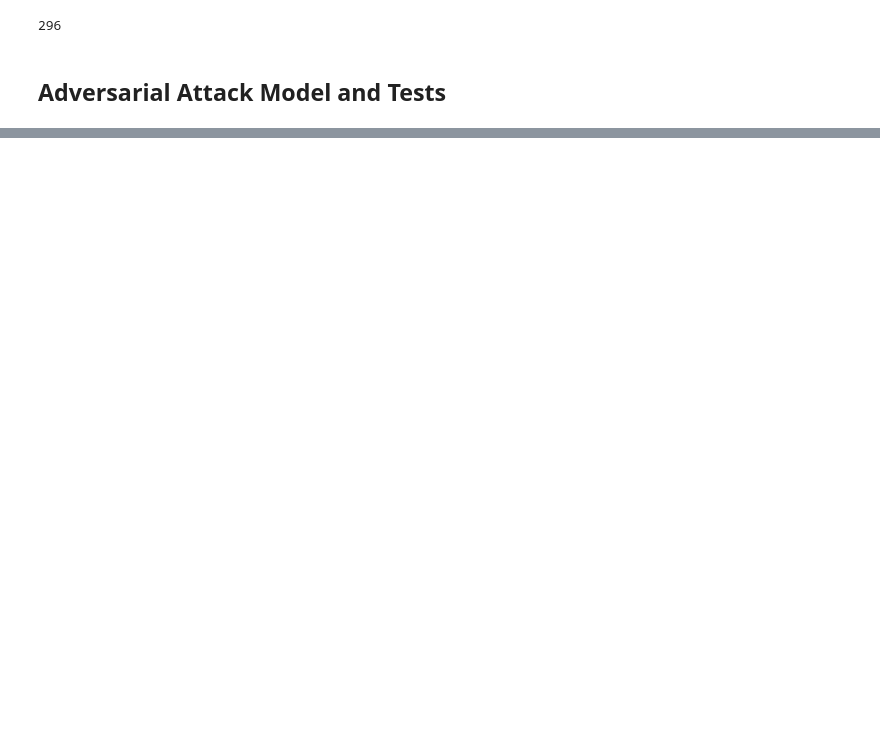
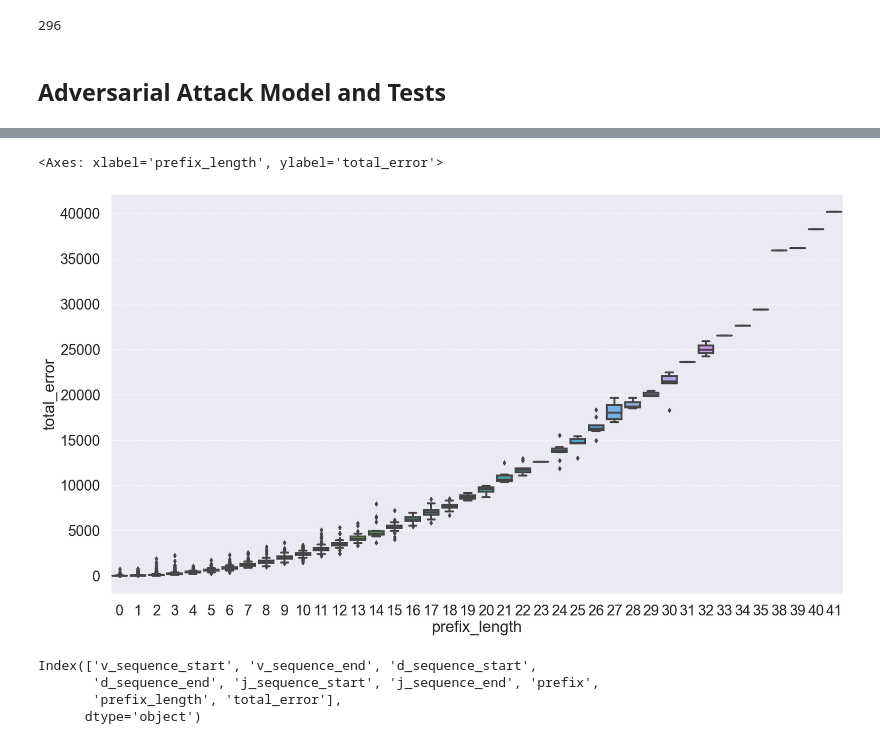
Before and after one commit to MuteJester/AlignAIR, a Jupyter notebook: stress_tests/sequence_start_end_stress.ipynb, the cells around one changed output, grey strips where cells are left out. Drawn from its saved outputs; the diff is of its cells as text; code cells hidden in the pictures; blank space fills up the shorter version.

```diff
--- a/stress_tests/sequence_start_end_stress.ipynb
+++ b/stress_tests/sequence_start_end_stress.ipynb
@@ -592,0 +887,4 @@ array([0, 0, 0, 0, 0, 0, 0, 0, 0, 0, 0, 0, 0, 0, 0, 0, 0, 0, 0, 0, 0, 0,
+# %%
+adversarial_model = AlignAIRAdversarial(pipeline,predictor)
+
+adversarial_model.train()
@@ -592,0 +893,7 @@ array([0, 0, 0, 0, 0, 0, 0, 0, 0, 0, 0, 0, 0, 0, 0, 0, 0, 0, 0, 0, 0, 0,
+# %%
+z = tf.random.normal([6000, 32])
+
+logits = adversarial_model.generator(z)
+prefix_tokens, log_probs = adversarial_model._sample_prefix(logits)
+prefix_tokens_np = prefix_tokens.numpy()  # This works in eager mode
+#full_seq = prefix_str + source_sequence.sequence
@@ -592,0 +945,4 @@ array([0, 0, 0, 0, 0, 0, 0, 0, 0, 0, 0, 0, 0, 0, 0, 0, 0, 0, 0, 0, 0, 0,
+# %%
+error_df['prefix'] = prefixes
+error_df['prefix_length'] =  prefixes_lengths
+error_df['total_error'] = error_df['v_sequence_start']**2 + error_df['v_sequence_end']**2 + error_df['d_sequence_start']**2 + error_df['d_sequence_end']**2 + error_df['j_sequence_start']**2 + error_df['j_sequence_end']**2
@@ -592,0 +965,12 @@ array([0, 0, 0, 0, 0, 0, 0, 0, 0, 0, 0, 0, 0, 0, 0, 0, 0, 0, 0, 0, 0, 0,
+# %%
+sns.boxplot(data=error_df,x='prefix_length',y='total_error')
+# %% [output]
+<Axes: xlabel='prefix_length', ylabel='total_error'>
+[figure, added]
+# %%
+error_df.columns
+# %% [output]
+Index(['v_sequence_start', 'v_sequence_end', 'd_sequence_start',
+       'd_sequence_end', 'j_sequence_start', 'j_sequence_end', 'prefix',
+       'prefix_length', 'total_error'],
+      dtype='object')
```
Also changed, not shown: parts of 26 cells of this notebook.
